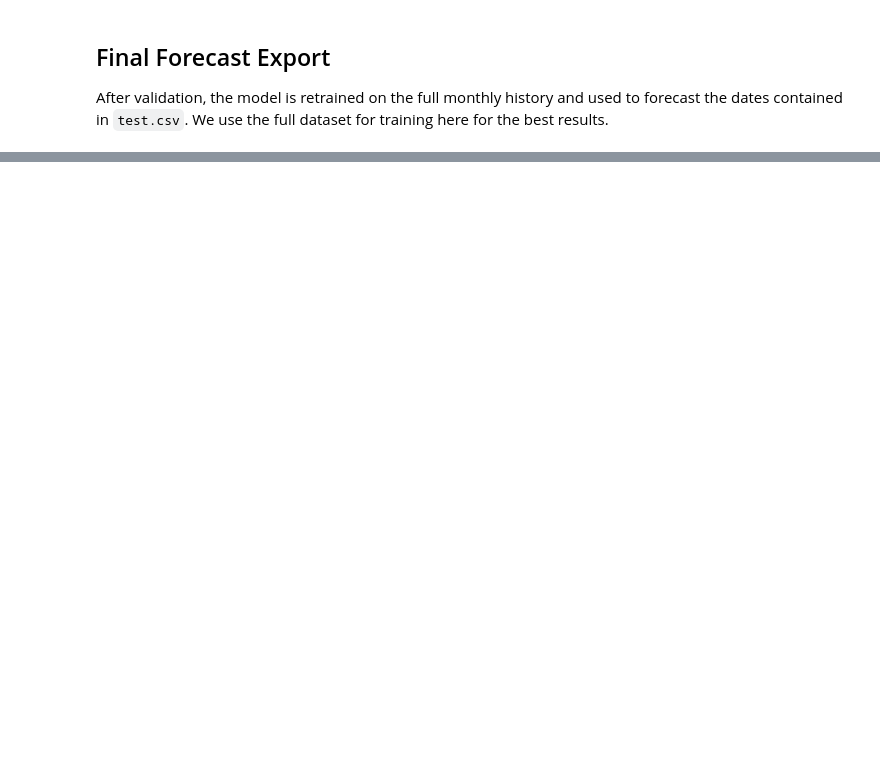
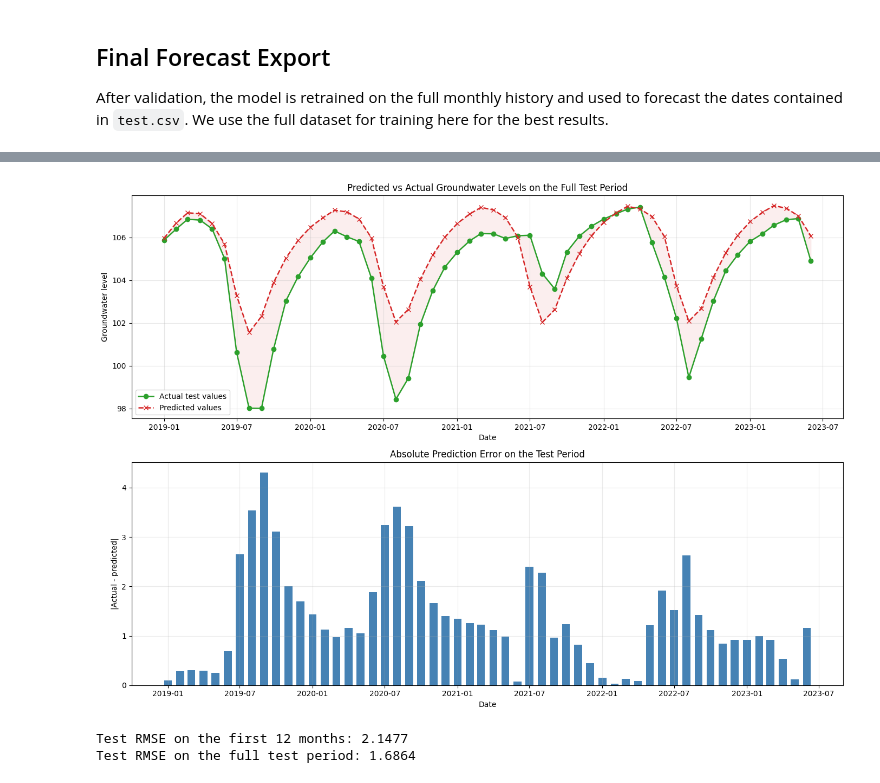
Before and after one commit to KylianLeplant/FinalLab, a Jupyter notebook: final_forecast.ipynb, the cells around one changed output, grey strips where cells are left out. Cells and saved outputs as stored; diff of their text form; code cells hidden in the pictures; blank space fills up the shorter version.

```diff
--- a/final_forecast.ipynb
+++ b/final_forecast.ipynb
@@ -261,0 +295,31 @@ However, it's interesting to note that the further we go into the future, the mo
+# %%
+fig, axes = plt.subplots(2, 1, figsize=(14, 10), sharex=False)
+
+axes[0].plot(final_forecast_df['date'], final_forecast_df['actual_target'], label='Actual test values', color='tab:green', marker='o', linewidth=1.8)
+axes[0].plot(final_forecast_df['date'], final_forecast_df['predicted_target'], label='Predicted values', color='tab:red', linestyle='--', marker='x', linewidth=1.8)
+axes[0].fill_between(final_forecast_df['date'], final_forecast_df['actual_target'], final_forecast_df['predicted_target'], color='tab:red', alpha=0.08)
+axes[0].set_title('Predicted vs Actual Groundwater Levels on the Full Test Period')
+axes[0].set_xlabel('Date')
+axes[0].set_ylabel('Groundwater level')
+axes[0].legend()
+axes[0].grid(alpha=0.3)
+
+abs_error = np.abs(final_forecast_df['error'])
+axes[1].bar(final_forecast_df['date'], abs_error, color='steelblue', width=20)
+axes[1].set_title('Absolute Prediction Error on the Test Period')
+axes[1].set_xlabel('Date')
+axes[1].set_ylabel('|Actual - predicted|')
+axes[1].grid(alpha=0.25)
+
+plt.tight_layout()
+plt.show()
+
+# Compute RMSE on the first 12 months of the test period and on the full test period, and print the results
+test_rmse_12m = mean_squared_error(test_actual[:12], final_predictions[:12]) ** 0.5
+print(f'Test RMSE on the first 12 months: {test_rmse_12m:.4f}')
+test_rmse_full = mean_squared_error(test_actual, final_predictions) ** 0.5
+print(f'Test RMSE on the full test period: {test_rmse_full:.4f}')
+# %% [output]
+[figure, added]
+Test RMSE on the first 12 months: 2.1477
+Test RMSE on the full test period: 1.6864
```
Also changed, not shown: parts of 8 cells of this notebook, 1 other file.
